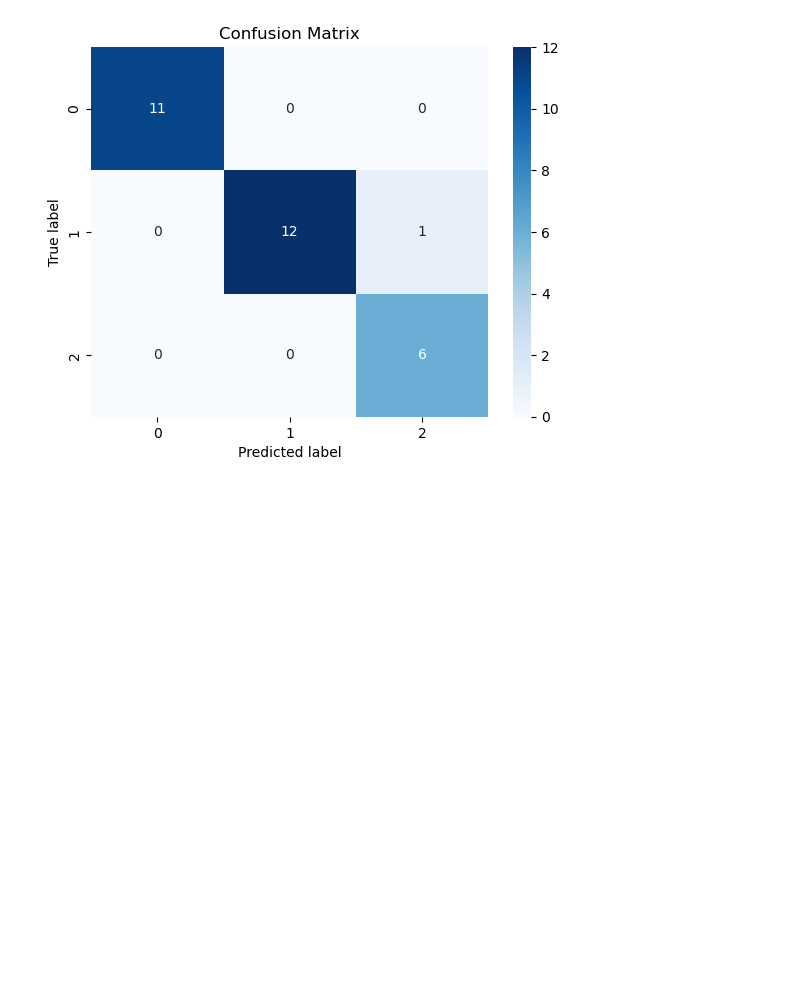
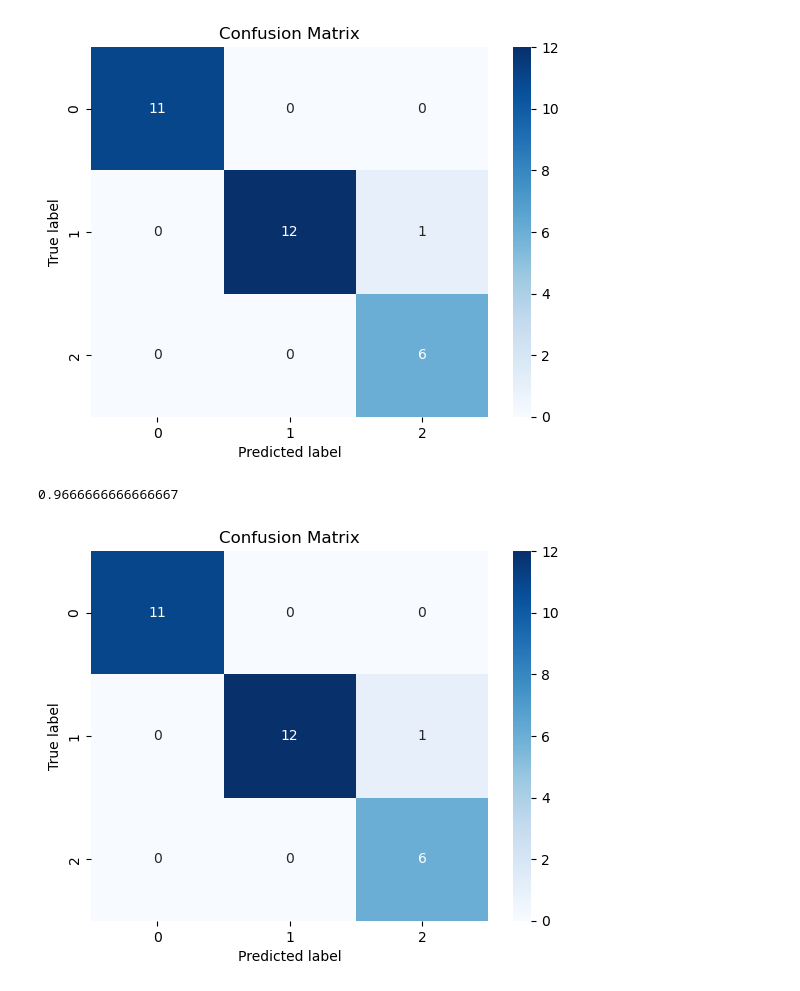
Before and after one commit to Rogetaysa/RepoIronhack, a Jupyter notebook: Entregas/45/4.3-KNN.ipynb, the cells around one changed output. Saved outputs shown, nothing was run; the diff lists cells and outputs as text; code cells hidden in the pictures; blank space fills up the shorter version.

```diff
--- a/Entregas/45/4.3-KNN.ipynb
+++ b/Entregas/45/4.3-KNN.ipynb
@@ -166,3 +166,25 @@ plt.title("Confusion Matrix")
 plt.show()
 # %% [output]
 [figure]
+# %%
+knn = KNeighborsClassifier(n_neighbors=5)
+knn.fit(X_train, y_train)
+pred = knn.predict(X_test)
+
+#Obtener la matriz de confusión
+cm = confusion_matrix(y_test, pred)
+
+#Crear un mapa de calor para visualizar la matriz de confusión
+sns.heatmap(cm, annot=True, fmt="d", cmap="Blues")
+
+#Agregar etiquetas y títulos
+plt.xlabel("Predicted label")
+plt.ylabel("True label")
+plt.title("Confusion Matrix")
+
+print(knn.score(X_test, y_test))
+#Mostrar la matriz de confusión
+plt.show()
+# %% [output]
+0.9666666666666667
+[figure, added]
```
Also changed, not shown: parts of 1 cell of this notebook, 4 other files.
